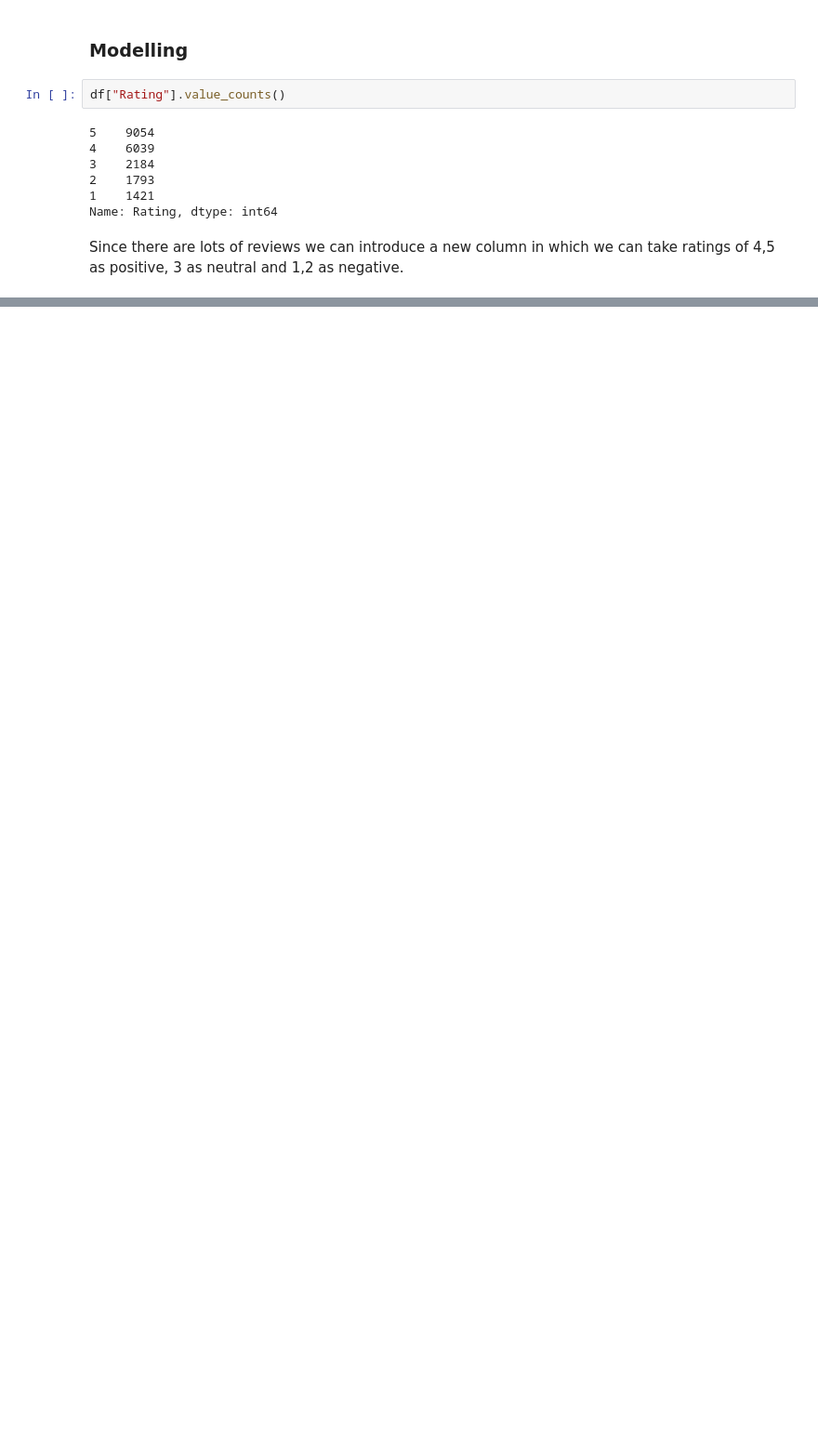
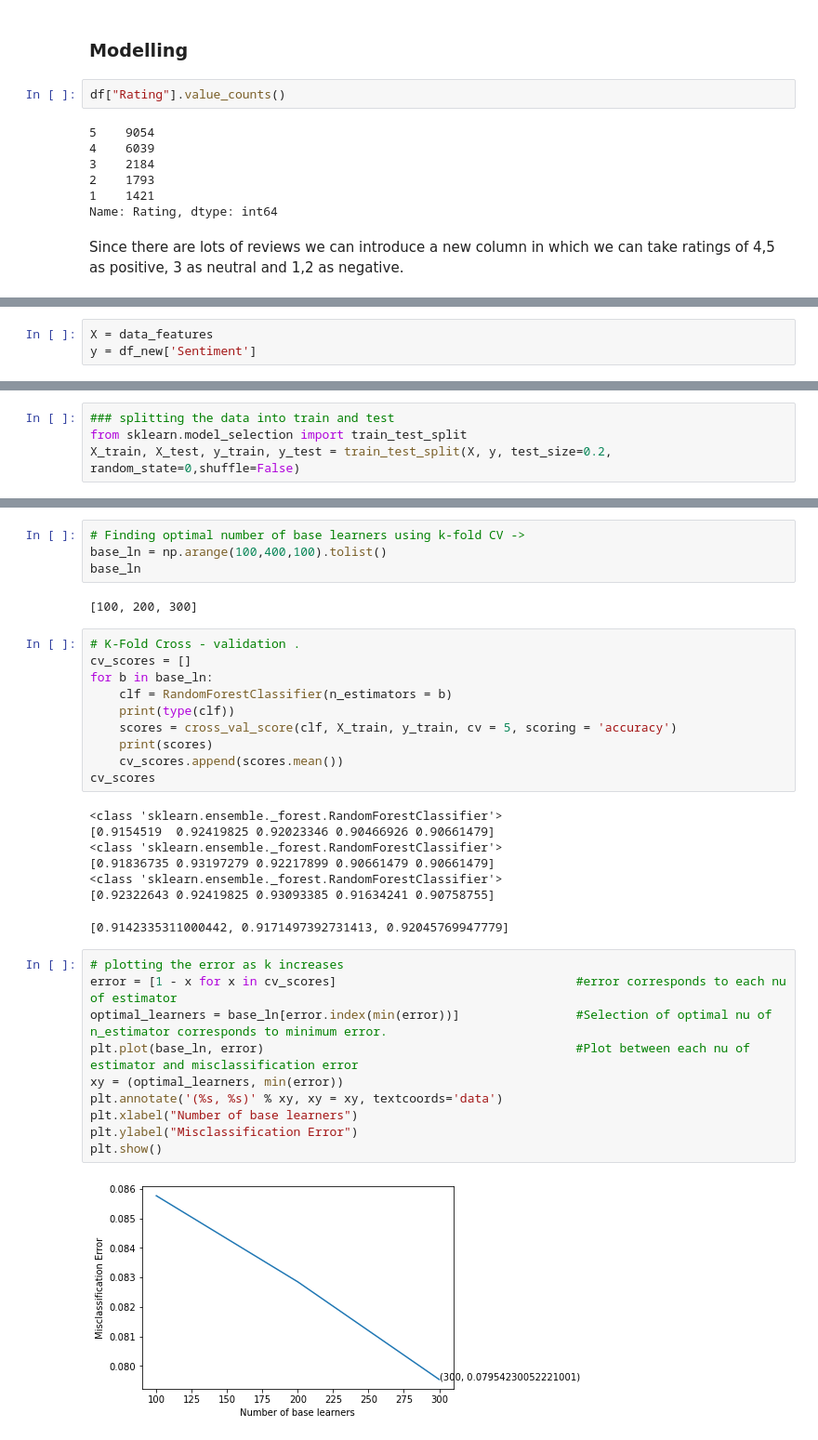
Before and after one commit to wildraft/Tripadvisor_Reviews, a Jupyter notebook: NLP.ipynb, the cells around one changed output, grey strips where cells are left out. Shown at 93% size. Drawn from its saved outputs; the diff is of its cells as text; blank space fills up the shorter version.

```diff
--- a/NLP.ipynb
+++ b/NLP.ipynb
@@ -141,0 +433,3 @@ Since there are lots of reviews we can introduce a new column in  which we can t
+# %%
+X = data_features
+y = df_new['Sentiment']
@@ -141,0 +442,4 @@ Since there are lots of reviews we can introduce a new column in  which we can t
+# %%
+### splitting the data into train and test
+from sklearn.model_selection import train_test_split
+X_train, X_test, y_train, y_test = train_test_split(X, y, test_size=0.2, random_state=0,shuffle=False)
@@ -141,0 +456,36 @@ Since there are lots of reviews we can introduce a new column in  which we can t
+# %%
+# Finding optimal number of base learners using k-fold CV ->
+base_ln = np.arange(100,400,100).tolist()
+base_ln
+# %% [output]
+[100, 200, 300]
+# %%
+# K-Fold Cross - validation .
+cv_scores = []
+for b in base_ln:
+    clf = RandomForestClassifier(n_estimators = b)
+    print(type(clf))
+    scores = cross_val_score(clf, X_train, y_train, cv = 5, scoring = 'accuracy')
+    print(scores)
+    cv_scores.append(scores.mean())
+cv_scores
+# %% [output]
+<class 'sklearn.ensemble._forest.RandomForestClassifier'>
+[0.9154519  0.92419825 0.92023346 0.90466926 0.90661479]
+<class 'sklearn.ensemble._forest.RandomForestClassifier'>
+[0.91836735 0.93197279 0.92217899 0.90661479 0.90661479]
+<class 'sklearn.ensemble._forest.RandomForestClassifier'>
+[0.92322643 0.92419825 0.93093385 0.91634241 0.90758755]
+[0.9142335311000442, 0.9171497392731413, 0.92045769947779]
+# %%
+# plotting the error as k increases
+error = [1 - x for x in cv_scores]                                 #error corresponds to each nu of estimator
+optimal_learners = base_ln[error.index(min(error))]                #Selection of optimal nu of n_estimator corresponds to minimum error.
+plt.plot(base_ln, error)                                           #Plot between each nu of estimator and misclassification error
+xy = (optimal_learners, min(error))
+plt.annotate('(%s, %s)' % xy, xy = xy, textcoords='data')
+plt.xlabel("Number of base learners")
+plt.ylabel("Misclassification Error")
+plt.show()
+# %% [output]
+[figure, added]
```
Also changed, not shown: parts of 55 cells of this notebook.
